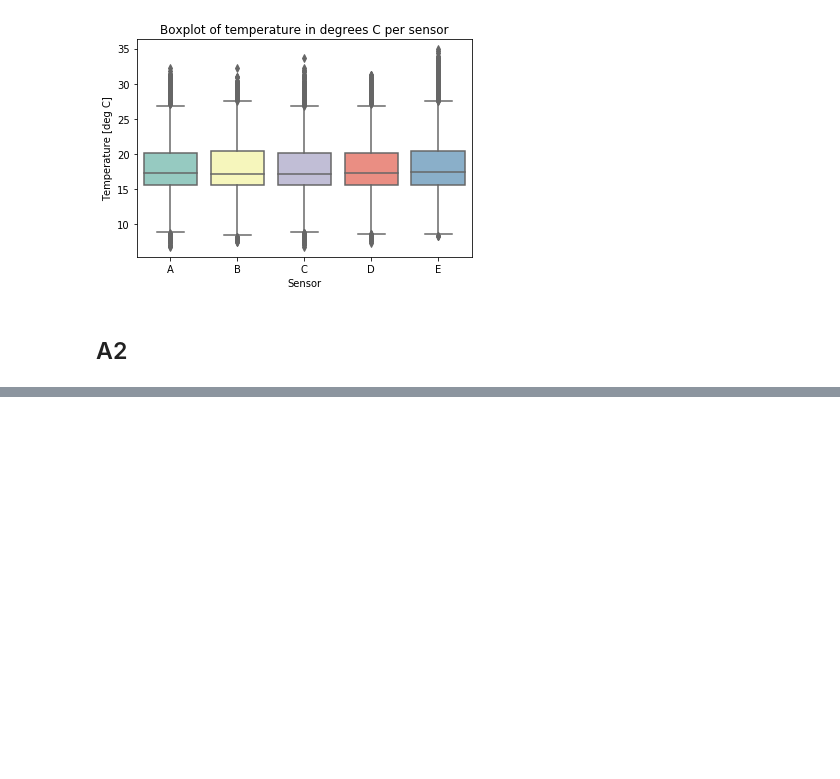
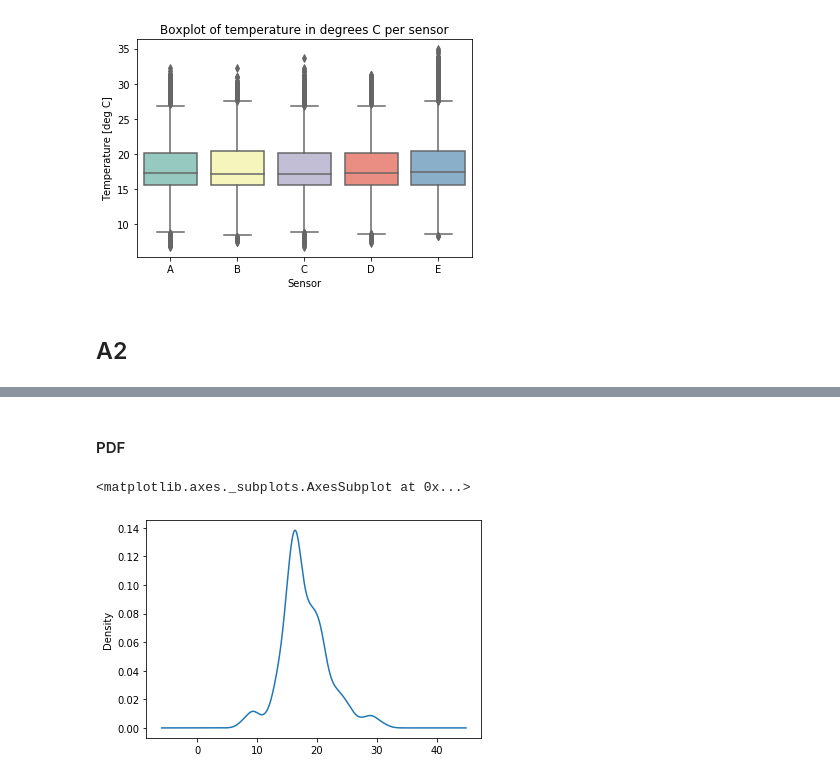
Before and after one commit to LouiseMerle/Assignment_1_GEO1001, a Jupyter notebook: Assignment_1.ipynb, the cells around one changed output, grey strips where cells are left out. Drawn from its saved outputs; the diff is of its cells as text; code cells hidden in the pictures; blank space fills up the shorter version.

```diff
--- a/Assignment_1.ipynb
+++ b/Assignment_1.ipynb
@@ -292,0 +389,7 @@ plt.savefig('Boxplot of temperature per sensor')
+# %% [markdown]
+#### PDF
+# %%
+sensor_a['Temperature'].plot(kind='density')
+# %% [output]
+<matplotlib.axes._subplots.AxesSubplot at 0x...>
+[figure, added]
```
Also changed, not shown: parts of 10 cells of this notebook.
